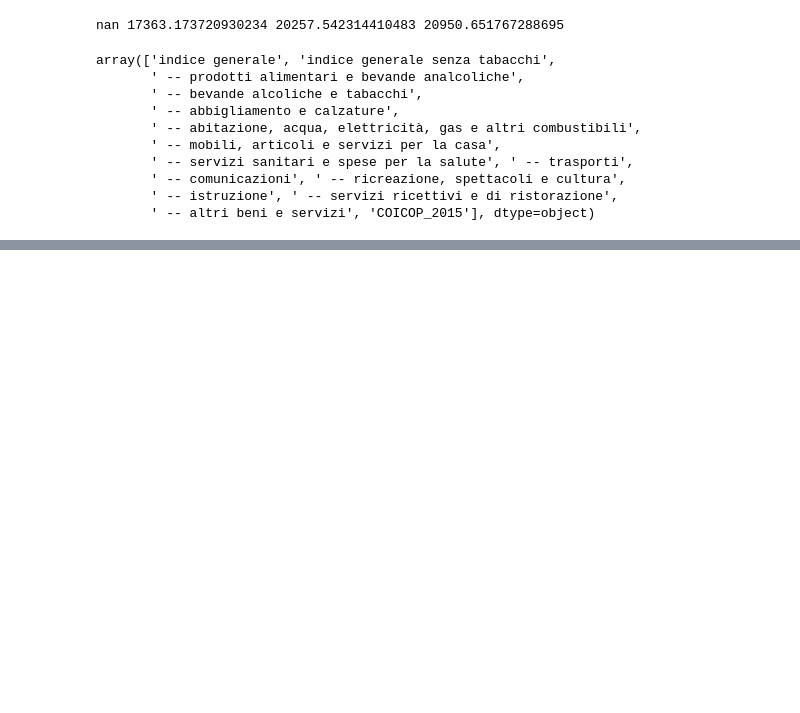
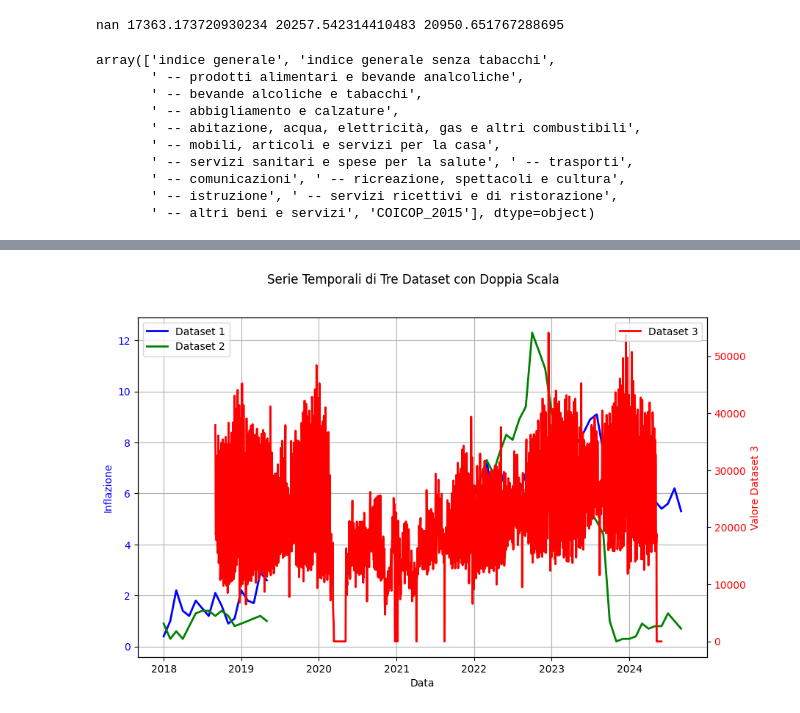
Before and after one commit to andrecardinali/ds-lab, a Jupyter notebook: dslab.ipynb, the cells around one changed output, grey strips where cells are left out. Saved outputs shown, nothing was run; the diff lists cells and outputs as text; code cells hidden in the pictures; blank space fills up the shorter version.

```diff
--- a/dslab.ipynb
+++ b/dslab.ipynb
@@ -274,0 +272,3 @@ array(['indice generale', 'indice generale senza tabacchi',
+# %%
+inf1_rist = dati_inflazione.loc[(dati_inflazione['Territorio'] == 'Piacenza') & (dati_inflazione['COICOP Rev. Istat'] == ' -- servizi ricettivi e di ristorazione')]
+inf2_gen = dati_inflazione.loc[(dati_inflazione['Territorio'] == 'Piacenza') & (dati_inflazione['COICOP Rev. Istat'] == 'indice generale')]
@@ -274,0 +304,29 @@ array(['indice generale', 'indice generale senza tabacchi',
+# %%
+
+
+# Creazione del grafico
+fig, ax1 = plt.subplots(figsize=(10, 6))
+
+# Primo asse y
+ax1.plot(inf1_rist['TIME'], inf1_rist['Value'], label='Dataset 1', color='blue', linewidth=2)
+ax1.plot(inf2_gen['TIME'], inf2_gen['Value'], label='Dataset 2', color='green', linewidth=2)
+ax1.set_xlabel('Data')
+ax1.set_ylabel('Inflazione', color='blue')
+ax1.tick_params(axis='y', labelcolor='blue')
+ax1.grid()
+
+# Secondo asse y
+ax2 = ax1.twinx()
+ax2.plot(R1_final['data'], R1_final['totale_R001'], label='Dataset 3', color='red', linewidth=2)
+ax2.set_ylabel('Valore Dataset 3', color='red')
+ax2.tick_params(axis='y', labelcolor='red')
+
+# Legenda e titolo
+fig.suptitle('Serie Temporali di Tre Dataset con Doppia Scala')
+ax1.legend(loc="upper left")
+ax2.legend(loc="upper right")
+
+# Mostra il grafico
+plt.show()
+# %% [output]
+[figure, added]
```
Also changed, not shown: parts of 8 cells of this notebook.
